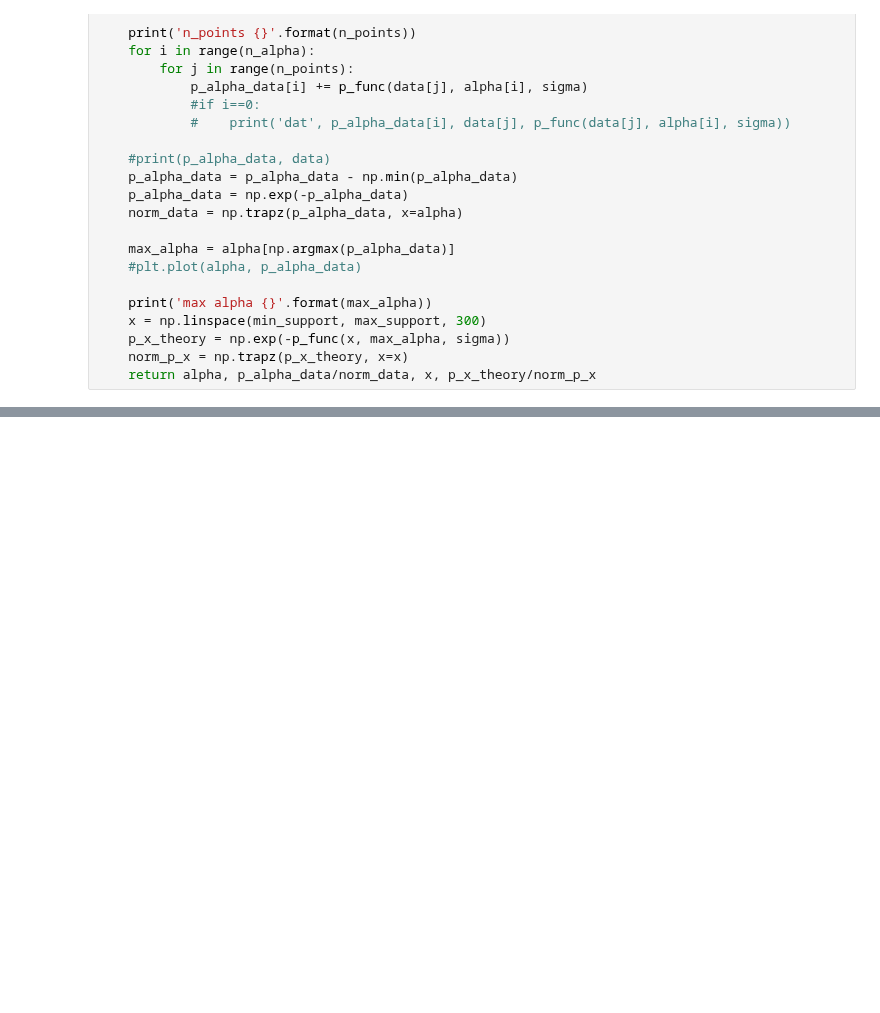
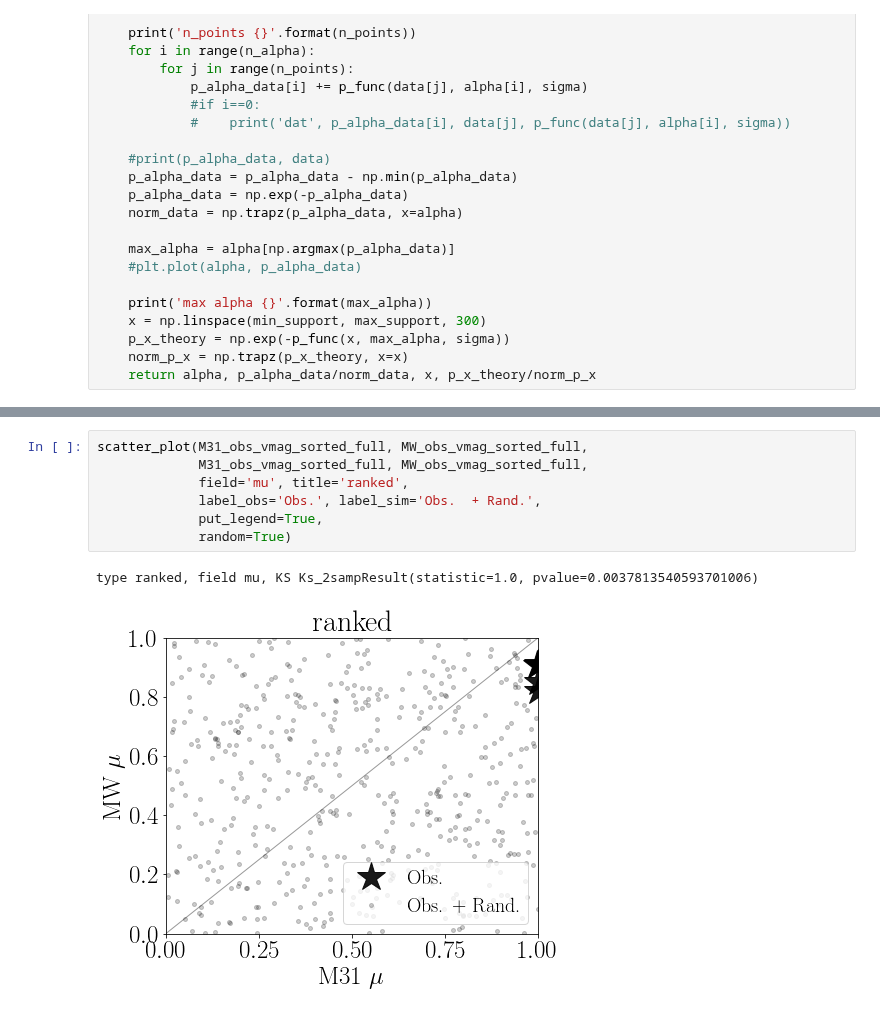
Before and after one commit to astroandes/SatelliteShapeLG, a Jupyter notebook: code/plot.ipynb, the cells around one changed output, grey strips where cells are left out. Drawn from its saved outputs; the diff is of its cells as text; blank space fills up the shorter version.

```diff
--- a/code/plot.ipynb
+++ b/code/plot.ipynb
@@ -431,0 +287,10 @@ LG_comparison_plot('ba_ratio')
+# %%
+scatter_plot(M31_obs_vmag_sorted_full, MW_obs_vmag_sorted_full,
+             M31_obs_vmag_sorted_full, MW_obs_vmag_sorted_full,
+             field='mu', title='ranked',
+             label_obs='Obs.', label_sim='Obs.  + Rand.',
+             put_legend=True,
+             random=True)
+# %% [output]
+type ranked, field mu, KS Ks_2sampResult(statistic=1.0, pvalue=0.0037813540593701006)
+[figure, added]
```
Also changed, not shown: parts of 44 cells of this notebook.
